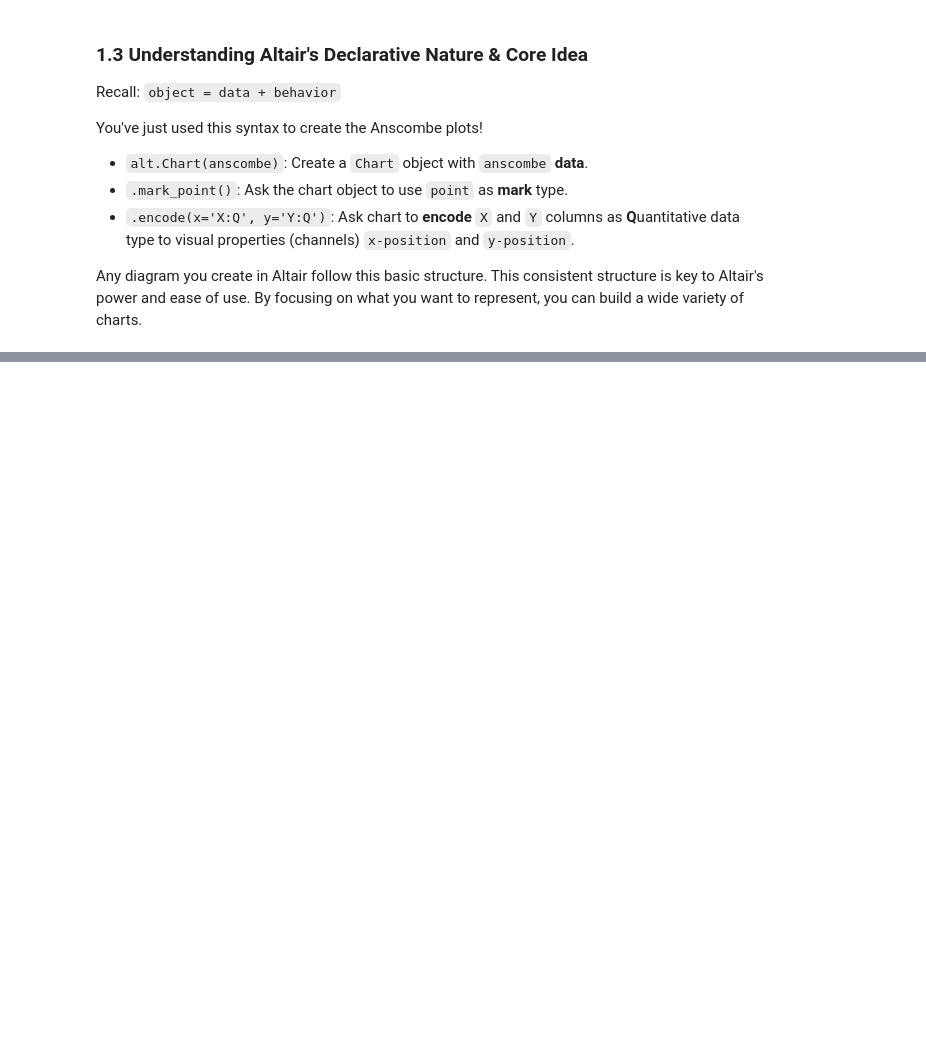
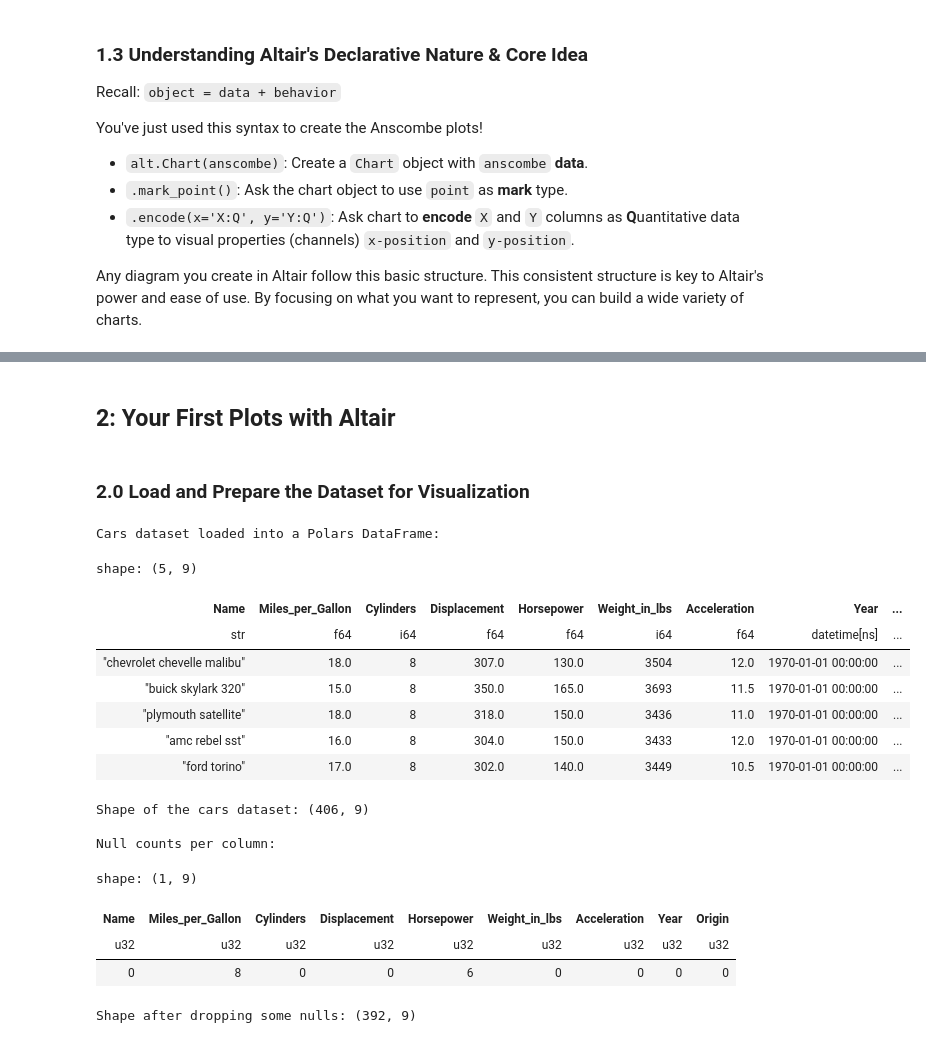
Before and after one commit to dataprogpy/code-samples, a Jupyter notebook: starter_files/04_introduction_to_altair.ipynb, the cells around one changed output, grey strips where cells are left out. Cells and saved outputs as stored; diff of their text form; code cells hidden in the pictures; blank space fills up the shorter version.

```diff
--- a/starter_files/04_introduction_to_altair.ipynb
+++ b/starter_files/04_introduction_to_altair.ipynb
@@ -159,0 +201,46 @@ By focusing on what you want to represent, you can build a wide variety of chart
+# %% [markdown]
+
+## 2: Your First Plots with Altair
+# %% [markdown]
+### 2.0 Load and Prepare the Dataset for Visualization
+# %%
+# Load the 'cars' dataset from vega_datasets
+cars_pd = vega_data.cars()
+
+# Convert to a Polars DataFrame
+cars_pl = pl.from_pandas(cars_pd)
+
+print("Cars dataset loaded into a Polars DataFrame:")
+
+cars_pl.head()
+
+print(f"\nShape of the cars dataset: {cars_pl.shape}")
+
+# Quick check for missing values (important before plotting some fields)
+print("\nNull counts per column:")
+cars_pl.null_count()
+
+
+# For some plots, it's useful to drop rows with missing values in key columns.
+# For example, if plotting Horsepower vs. Miles_per_Gallon:
+cars_pl_cleaned = cars_pl.drop_nulls(subset=['Horsepower', 'Miles_per_Gallon', 'Origin', 'Name'])
+
+print(f"\nShape after dropping some nulls: {cars_pl_cleaned.shape}")
+# %% [output]
+Cars dataset loaded into a Polars DataFrame:
+shape: (5, 9)
+| Name | Miles_per_Gallon | Cylinders | Displacement | Horsepower | Weight_in_lbs | Acceleration | Year | ... |
+| str | f64 | i64 | f64 | f64 | i64 | f64 | datetime[ns] | ... |
+| "chevrolet chevelle malibu" | 18.0 | 8 | 307.0 | 130.0 | 3504 | 12.0 | 1970-01-01 00:00:00 | ... |
+| "buick skylark 320" | 15.0 | 8 | 350.0 | 165.0 | 3693 | 11.5 | 1970-01-01 00:00:00 | ... |
+| "plymouth satellite" | 18.0 | 8 | 318.0 | 150.0 | 3436 | 11.0 | 1970-01-01 00:00:00 | ... |
+| "amc rebel sst" | 16.0 | 8 | 304.0 | 150.0 | 3433 | 12.0 | 1970-01-01 00:00:00 | ... |
+| "ford torino" | 17.0 | 8 | 302.0 | 140.0 | 3449 | 10.5 | 1970-01-01 00:00:00 | ... |
+Shape of the cars dataset: (406, 9)
+
+Null counts per column:
+shape: (1, 9)
+| Name | Miles_per_Gallon | Cylinders | Displacement | Horsepower | Weight_in_lbs | Acceleration | Year | Origin |
+| u32 | u32 | u32 | u32 | u32 | u32 | u32 | u32 | u32 |
+| 0 | 8 | 0 | 0 | 6 | 0 | 0 | 0 | 0 |
+Shape after dropping some nulls: (392, 9)
```
Also changed, not shown: parts of 17 cells of this notebook.
